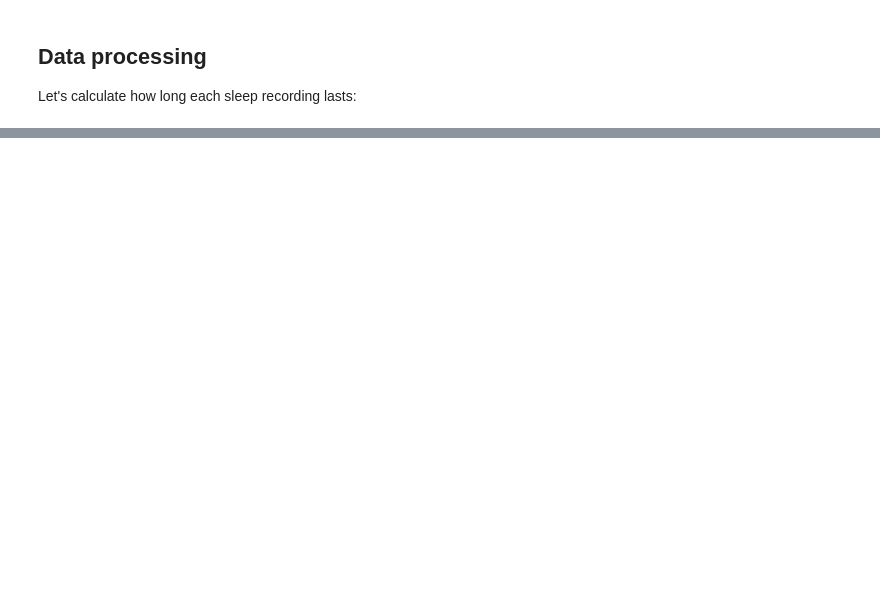
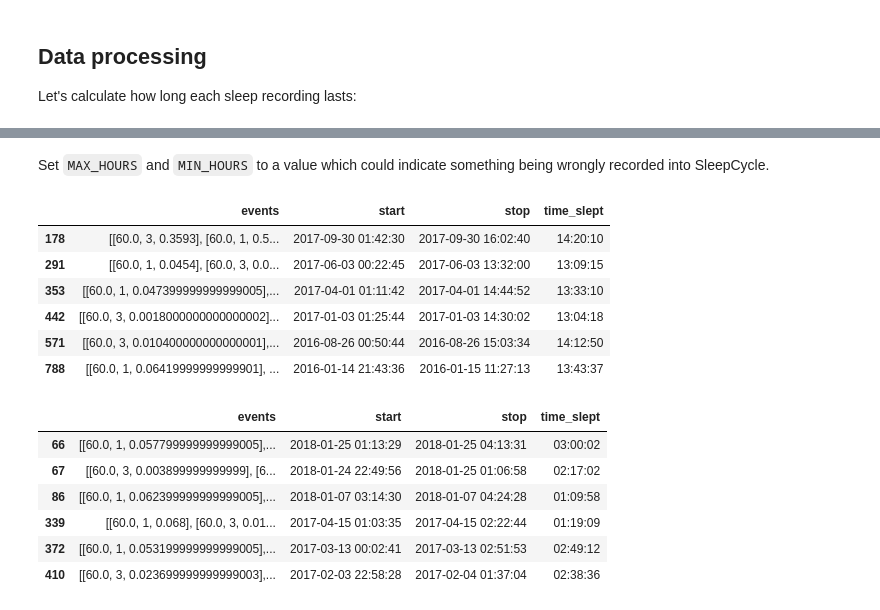
Before and after one commit to JakobGM/quelf, a Jupyter notebook: sleepcycle.ipynb, the cells around one changed output, grey strips where cells are left out. Saved outputs shown, nothing was run; the diff lists cells and outputs as text; code cells hidden in the pictures; blank space fills up the shorter version.

```diff
--- a/sleepcycle.ipynb
+++ b/sleepcycle.ipynb
@@ -39,3 +64,26 @@ data[data['time_slept'] == data['time_slept'].min()]
+# %% [markdown]
+Set ``MAX_HOURS`` and ``MIN_HOURS`` to a value which could indicate something being wrongly recorded into SleepCycle.
+# %%
+MAX_HOURS = 13
+MIN_HOURS = 4
+
+data[data['time_slept'].dt.total_seconds() > MAX_HOURS*60*60]
+data[data['time_slept'].dt.total_seconds() < MIN_HOURS*60*60]
+# %% [output]
+|  | events | start | stop | time_slept |
+| 178 | [[60.0, 3, 0.3593], [60.0, 1, 0.5... | 2017-09-30 01:42:30 | 2017-09-30 16:02:40 | 14:20:10 |
+| 291 | [[60.0, 1, 0.0454], [60.0, 3, 0.0... | 2017-06-03 00:22:45 | 2017-06-03 13:32:00 | 13:09:15 |
+| 353 | [[60.0, 1, 0.047399999999999005],... | 2017-04-01 01:11:42 | 2017-04-01 14:44:52 | 13:33:10 |
+| 442 | [[60.0, 3, 0.0018000000000000002]... | 2017-01-03 01:25:44 | 2017-01-03 14:30:02 | 13:04:18 |
+| 571 | [[60.0, 3, 0.010400000000000001],... | 2016-08-26 00:50:44 | 2016-08-26 15:03:34 | 14:12:50 |
+| 788 | [[60.0, 1, 0.06419999999999901], ... | 2016-01-14 21:43:36 | 2016-01-15 11:27:13 | 13:43:37 |
+|  | events | start | stop | time_slept |
+| 66 | [[60.0, 1, 0.057799999999999005],... | 2018-01-25 01:13:29 | 2018-01-25 04:13:31 | 03:00:02 |
+| 67 | [[60.0, 3, 0.003899999999999], [6... | 2018-01-24 22:49:56 | 2018-01-25 01:06:58 | 02:17:02 |
+| 86 | [[60.0, 1, 0.062399999999999005],... | 2018-01-07 03:14:30 | 2018-01-07 04:24:28 | 01:09:58 |
+| 339 | [[60.0, 1, 0.068], [60.0, 3, 0.01... | 2017-04-15 01:03:35 | 2017-04-15 02:22:44 | 01:19:09 |
+| 372 | [[60.0, 1, 0.053199999999999005],... | 2017-03-13 00:02:41 | 2017-03-13 02:51:53 | 02:49:12 |
+| 410 | [[60.0, 3, 0.023699999999999003],... | 2017-02-03 22:58:28 | 2017-02-04 01:37:04 | 02:38:36 |
 # %%
 from datetime import timedelta
 import matplotlib.pyplot as plt
```
Also changed, not shown: parts of 8 cells of this notebook, 1 other file.
